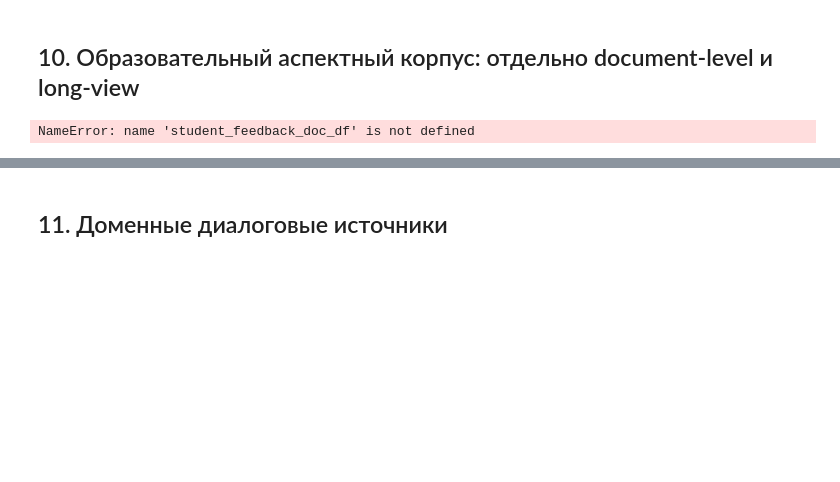
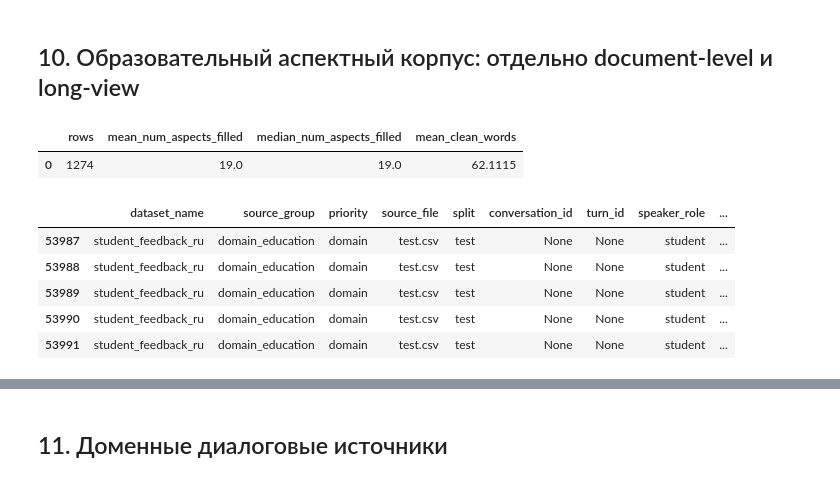
Before and after one commit to DenisBoytsov41/tutors-sentiment-coursework, a Jupyter notebook: notebooks/02_extract_domain_texts.ipynb, the cells around one changed output, grey strips where cells are left out. Drawn from its saved outputs; the diff is of its cells as text; code cells hidden in the pictures; blank space fills up the shorter version.

```diff
--- a/notebooks/02_extract_domain_texts.ipynb
+++ b/notebooks/02_extract_domain_texts.ipynb
@@ -973,28 +973,41 @@ display(cedr_meta_preview_df)
 # %%
 # Эта ячейка берёт student_feedback_doc_df и делает его QC-копию:
 # создаёт student_feedback_doc_qc_df;из meta_json достаёт словарь аспектов;
 # считает num_aspects_filled;
 # строит summary:число строк,среднее число аспектов,
 # медиану числа аспектов,среднюю длину текста в словах;
 # показывает summary и первые строки.
 
+# Сначала выделяем document-level корпус student_feedback_ru
+student_feedback_doc_df = all_sources_df[
+    all_sources_df["dataset_name"] == "student_feedback_ru"
+].copy()
+
+# QC-копия для анализа, чтобы не засорять основной рабочий датафрейм
 student_feedback_doc_qc_df = student_feedback_doc_df.copy()
 
 student_feedback_doc_qc_df["num_aspects_filled"] = student_feedback_doc_qc_df["meta_json"].map(
     lambda x: len(json.loads(x).get("aspect_labels", {}))
 )
 
 student_feedback_doc_summary_df = pd.DataFrame({
     "rows": [len(student_feedback_doc_qc_df)],
     "mean_num_aspects_filled": [round(student_feedback_doc_qc_df["num_aspects_filled"].mean(), 4)],
     "median_num_aspects_filled": [round(student_feedback_doc_qc_df["num_aspects_filled"].median(), 4)],
     "mean_clean_words": [round(student_feedback_doc_qc_df["text_clean"].map(safe_word_count).mean(), 4)],
 })
 
 display(student_feedback_doc_summary_df)
 display(student_feedback_doc_qc_df.head(5))
 # %% [output]
-NameError: name 'student_feedback_doc_df' is not defined
+|  | rows | mean_num_aspects_filled | median_num_aspects_filled | mean_clean_words |
+| 0 | 1274 | 19.0 | 19.0 | 62.1115 |
+|  | dataset_name | source_group | priority | source_file | split | conversation_id | turn_id | speaker_role | ... |
+| 53987 | student_feedback_ru | domain_education | domain | test.csv | test | None | None | student | ... |
+| 53988 | student_feedback_ru | domain_education | domain | test.csv | test | None | None | student | ... |
+| 53989 | student_feedback_ru | domain_education | domain | test.csv | test | None | None | student | ... |
+| 53990 | student_feedback_ru | domain_education | domain | test.csv | test | None | None | student | ... |
+| 53991 | student_feedback_ru | domain_education | domain | test.csv | test | None | None | student | ... |
 # %%
 # Берём student_feedback_long_df — то есть длинную аспектную форму — и строит распределение по raw_label
 
```
Also changed, not shown: parts of 11 cells of this notebook.
